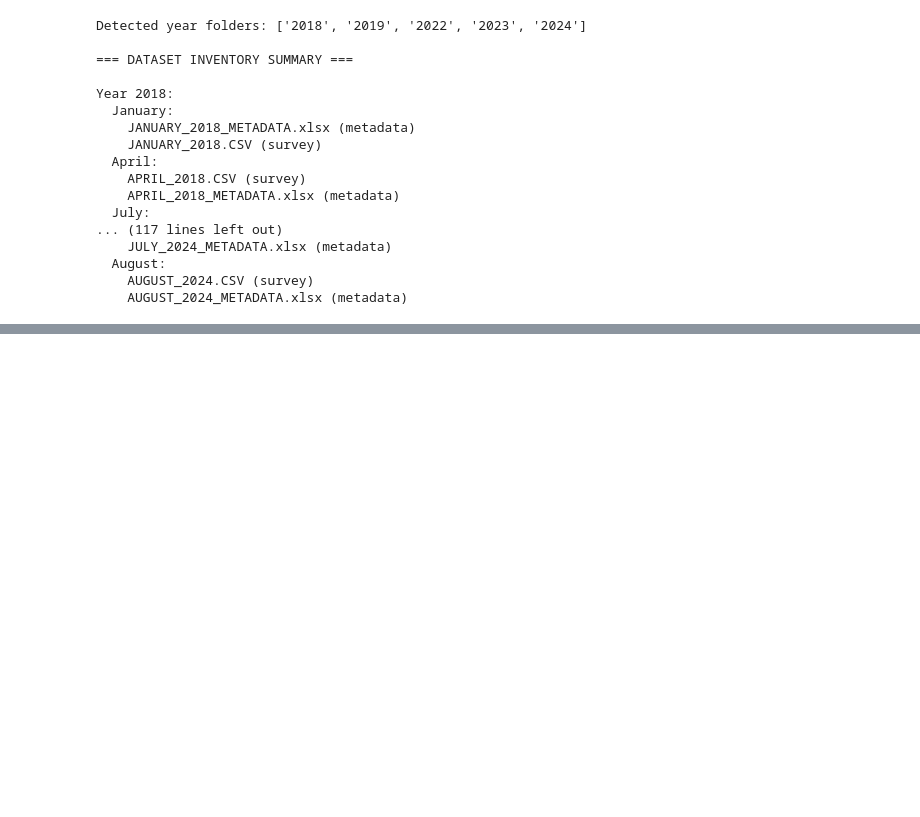
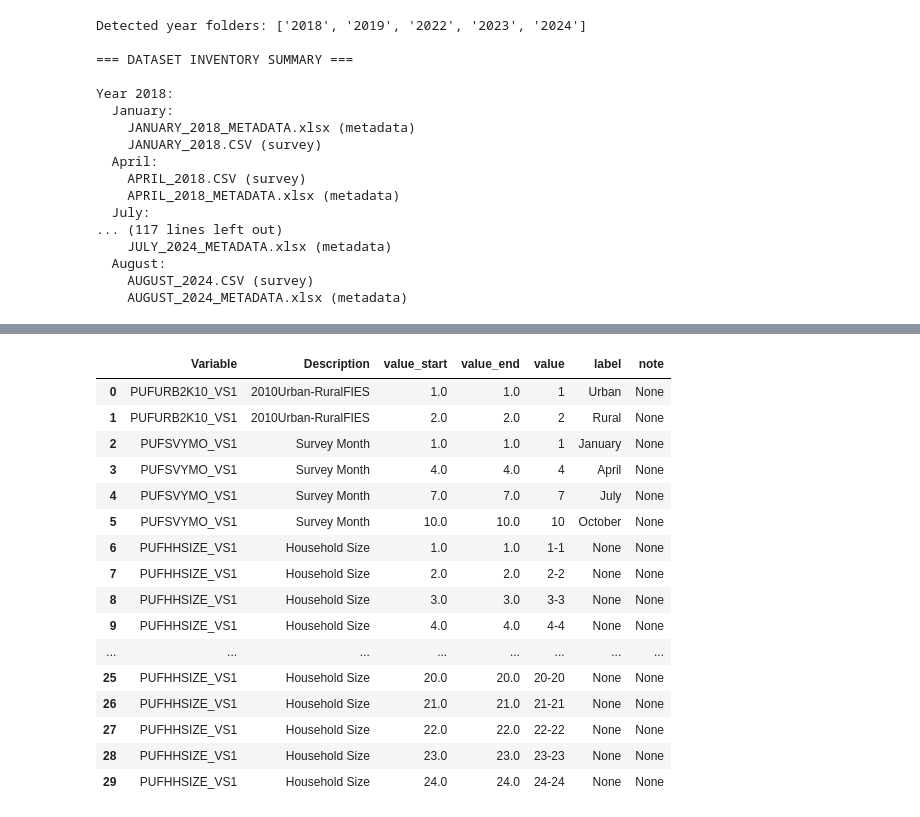
Before and after one commit to clemweb3/Preprocessing, a Jupyter notebook: Notebooks/Preprocessing.ipynb, the cells around one changed output, grey strips where cells are left out. Cells and saved outputs as stored; diff of their text form; code cells hidden in the pictures; blank space fills up the shorter version.

```diff
--- a/Notebooks/Preprocessing.ipynb
+++ b/Notebooks/Preprocessing.ipynb
@@ -221,0 +296,30 @@ variables_df.head(50)
+# %%
+# Load January 2018 metadata sheet 2
+sheet2 = load_dataset("2018", "January", "metadata", sheet_number=1)
+
+# Reshape using your function
+clean = reshape_metadata_sheet2_v2(sheet2)
+
+# Save to Downloads
+output_path = r"C:\Users\juanp\Downloads\January_metadata_sheet2.csv"
+clean.to_csv(output_path, index=False)
+
+clean.head(30)
+# %% [output]
+|  | Variable | Description | value_start | value_end | value | label | note |
+| 0 | PUFURB2K10_VS1 | 2010Urban-RuralFIES | 1.0 | 1.0 | 1 | Urban | None |
+| 1 | PUFURB2K10_VS1 | 2010Urban-RuralFIES | 2.0 | 2.0 | 2 | Rural | None |
+| 2 | PUFSVYMO_VS1 | Survey Month | 1.0 | 1.0 | 1 | January | None |
+| 3 | PUFSVYMO_VS1 | Survey Month | 4.0 | 4.0 | 4 | April | None |
+| 4 | PUFSVYMO_VS1 | Survey Month | 7.0 | 7.0 | 7 | July | None |
+| 5 | PUFSVYMO_VS1 | Survey Month | 10.0 | 10.0 | 10 | October | None |
+| 6 | PUFHHSIZE_VS1 | Household Size | 1.0 | 1.0 | 1-1 | None | None |
+| 7 | PUFHHSIZE_VS1 | Household Size | 2.0 | 2.0 | 2-2 | None | None |
+| 8 | PUFHHSIZE_VS1 | Household Size | 3.0 | 3.0 | 3-3 | None | None |
+| 9 | PUFHHSIZE_VS1 | Household Size | 4.0 | 4.0 | 4-4 | None | None |
+| ... | ... | ... | ... | ... | ... | ... | ... |
+| 25 | PUFHHSIZE_VS1 | Household Size | 20.0 | 20.0 | 20-20 | None | None |
+| 26 | PUFHHSIZE_VS1 | Household Size | 21.0 | 21.0 | 21-21 | None | None |
+| 27 | PUFHHSIZE_VS1 | Household Size | 22.0 | 22.0 | 22-22 | None | None |
+| 28 | PUFHHSIZE_VS1 | Household Size | 23.0 | 23.0 | 23-23 | None | None |
+| 29 | PUFHHSIZE_VS1 | Household Size | 24.0 | 24.0 | 24-24 | None | None |
```
Also changed, not shown: parts of 11 cells of this notebook.
